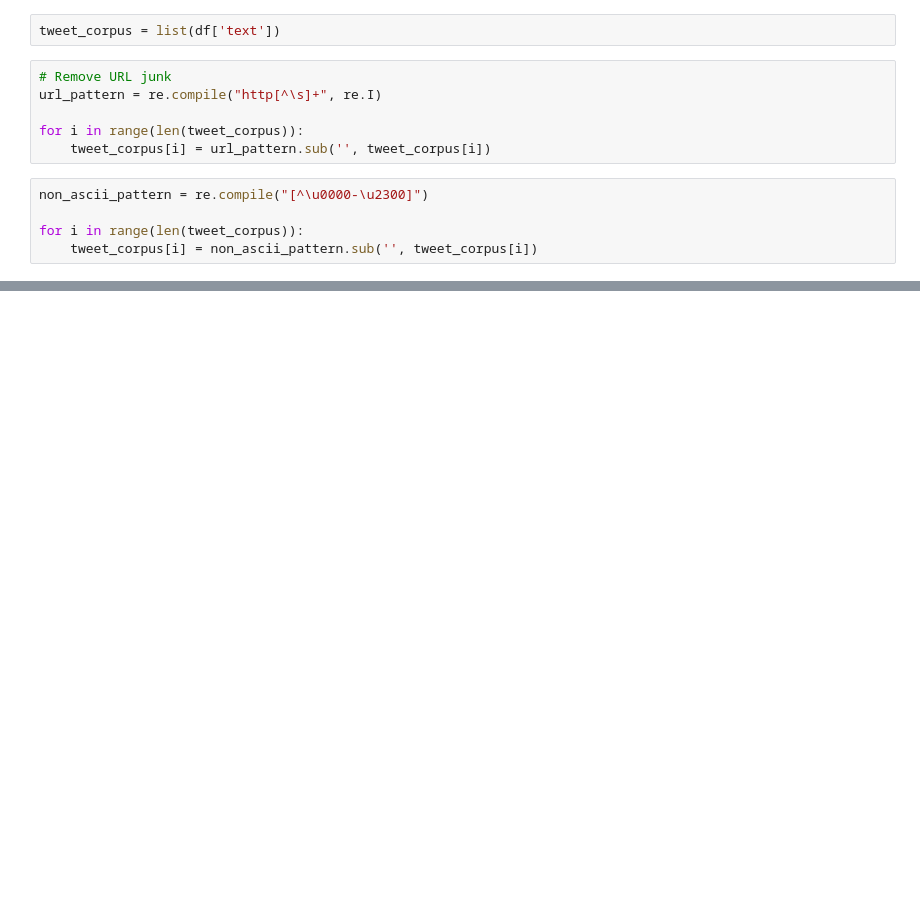
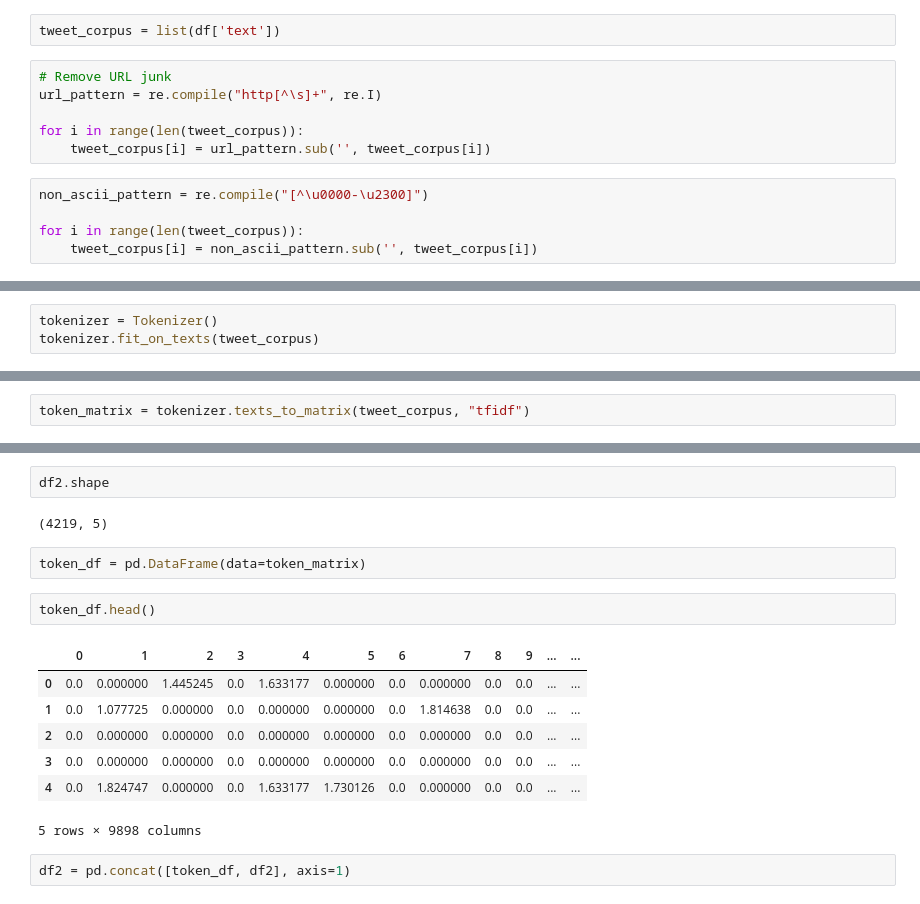
Before and after one commit to clearthecity/BubbleOrWave2, a Jupyter notebook: ClassifyResponseLevel.ipynb, the cells around one changed output, grey strips where cells are left out. Drawn from its saved outputs; the diff is of its cells as text; blank space fills up the shorter version.

```diff
--- a/ClassifyResponseLevel.ipynb
+++ b/ClassifyResponseLevel.ipynb
@@ -122,0 +51,3 @@ dict_vec.get_feature_names()
+# %%
+tokenizer = Tokenizer()
+tokenizer.fit_on_texts(tweet_corpus)
@@ -122,0 +67,2 @@ dict_vec.get_feature_names()
+# %%
+token_matrix = tokenizer.texts_to_matrix(tweet_corpus, "tfidf")
@@ -122,0 +99,18 @@ dict_vec.get_feature_names()
+# %%
+df2.shape
+# %% [output]
+(4219, 5)
+# %%
+token_df = pd.DataFrame(data=token_matrix)
+# %%
+token_df.head()
+# %% [output]
+|  | 0 | 1 | 2 | 3 | 4 | 5 | 6 | 7 | 8 | 9 | ... | ... |
+| 0 | 0.0 | 0.000000 | 1.445245 | 0.0 | 1.633177 | 0.000000 | 0.0 | 0.000000 | 0.0 | 0.0 | ... | ... |
+| 1 | 0.0 | 1.077725 | 0.000000 | 0.0 | 0.000000 | 0.000000 | 0.0 | 1.814638 | 0.0 | 0.0 | ... | ... |
+| 2 | 0.0 | 0.000000 | 0.000000 | 0.0 | 0.000000 | 0.000000 | 0.0 | 0.000000 | 0.0 | 0.0 | ... | ... |
+| 3 | 0.0 | 0.000000 | 0.000000 | 0.0 | 0.000000 | 0.000000 | 0.0 | 0.000000 | 0.0 | 0.0 | ... | ... |
+| 4 | 0.0 | 1.824747 | 0.000000 | 0.0 | 1.633177 | 1.730126 | 0.0 | 0.000000 | 0.0 | 0.0 | ... | ... |
+5 rows × 9898 columns
+# %%
+df2 = pd.concat([token_df, df2], axis=1)
```
Also changed, not shown: parts of 38 cells of this notebook, 6 other files.
